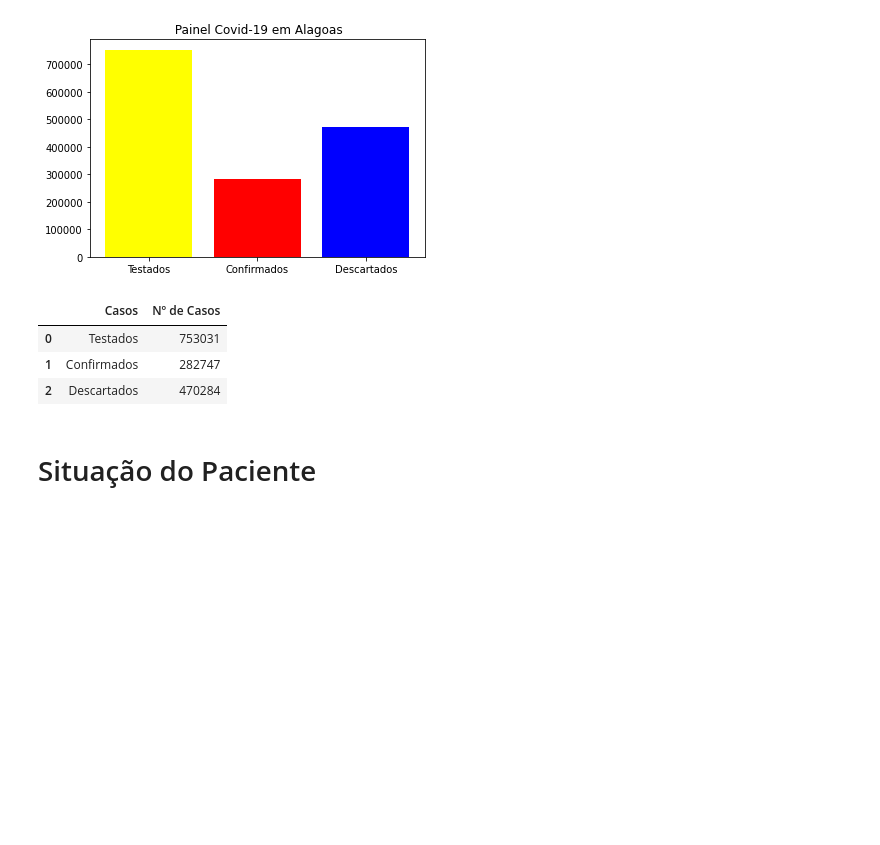
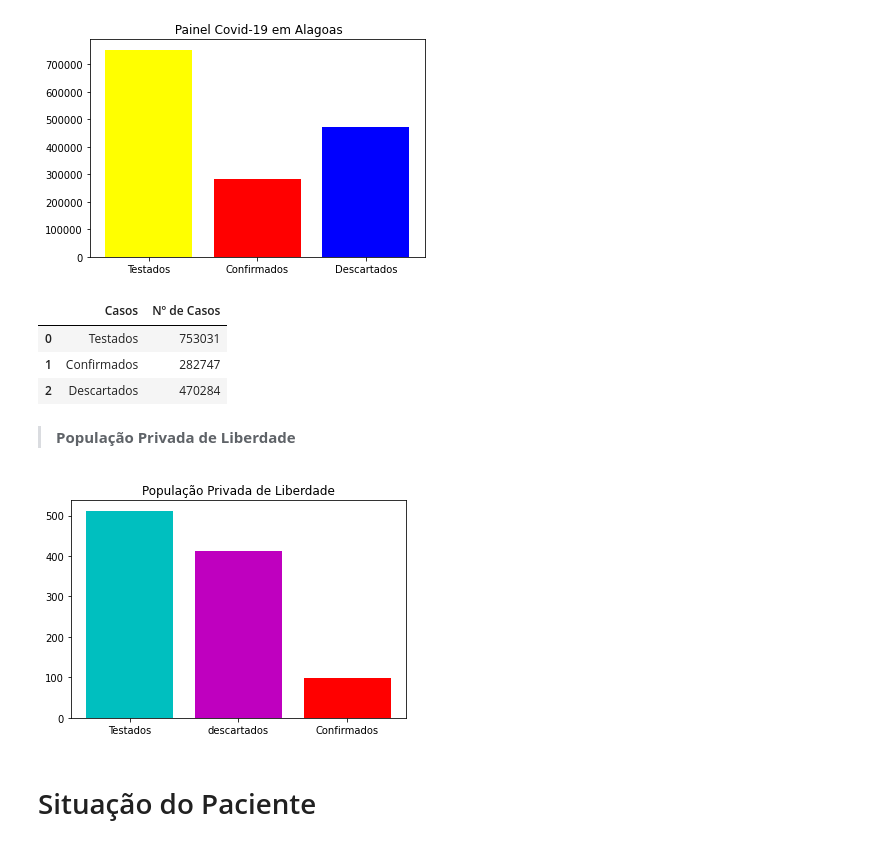
Before and after one commit to Jose-Bruno/Visualiza-oComputacional, a Jupyter notebook: José_Bruno_da_Silva_Santos_Visualização_Computacional.ipynb, the cells around one changed output. Cells and saved outputs as stored; diff of their text form; code cells hidden in the pictures; blank space fills up the shorter version.

```diff
--- a/José_Bruno_da_Silva_Santos_Visualização_Computacional.ipynb
+++ b/José_Bruno_da_Silva_Santos_Visualização_Computacional.ipynb
@@ -65,6 +65,16 @@ painel_geral.head()
 | 0 | Testados | 753031 |
 | 1 | Confirmados | 282747 |
 | 2 | Descartados | 470284 |
+# %% [markdown]
+
+
+> **População Privada de Liberdade**
+# %%
+plt.bar(['Testados', 'descartados','Confirmados'], [512, 413, 99], color=['c', 'm', 'r'])
+plt.title('População Privada de Liberdade')
+plt.show()
+# %% [output]
+[figure, added]
 # %% [markdown]
 # Situação do Paciente
 # %%
```
Also changed, not shown: parts of 1 cell of this notebook.
